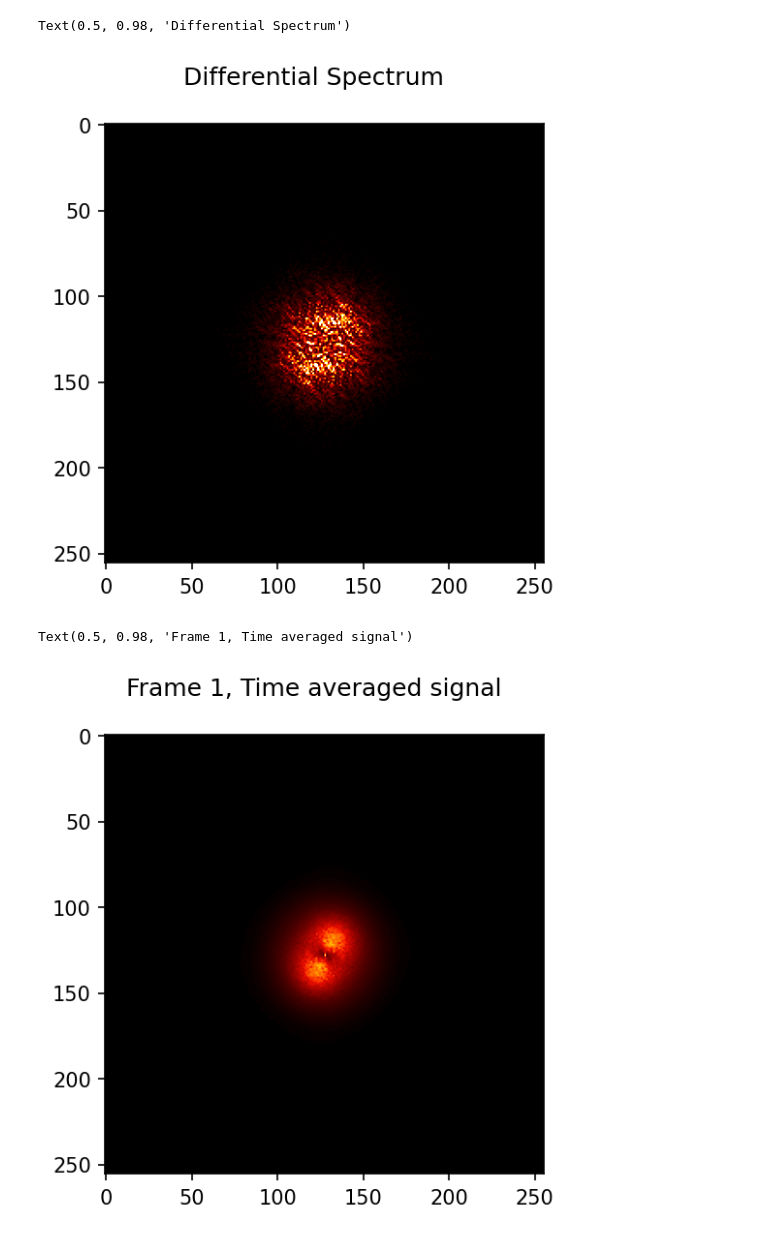
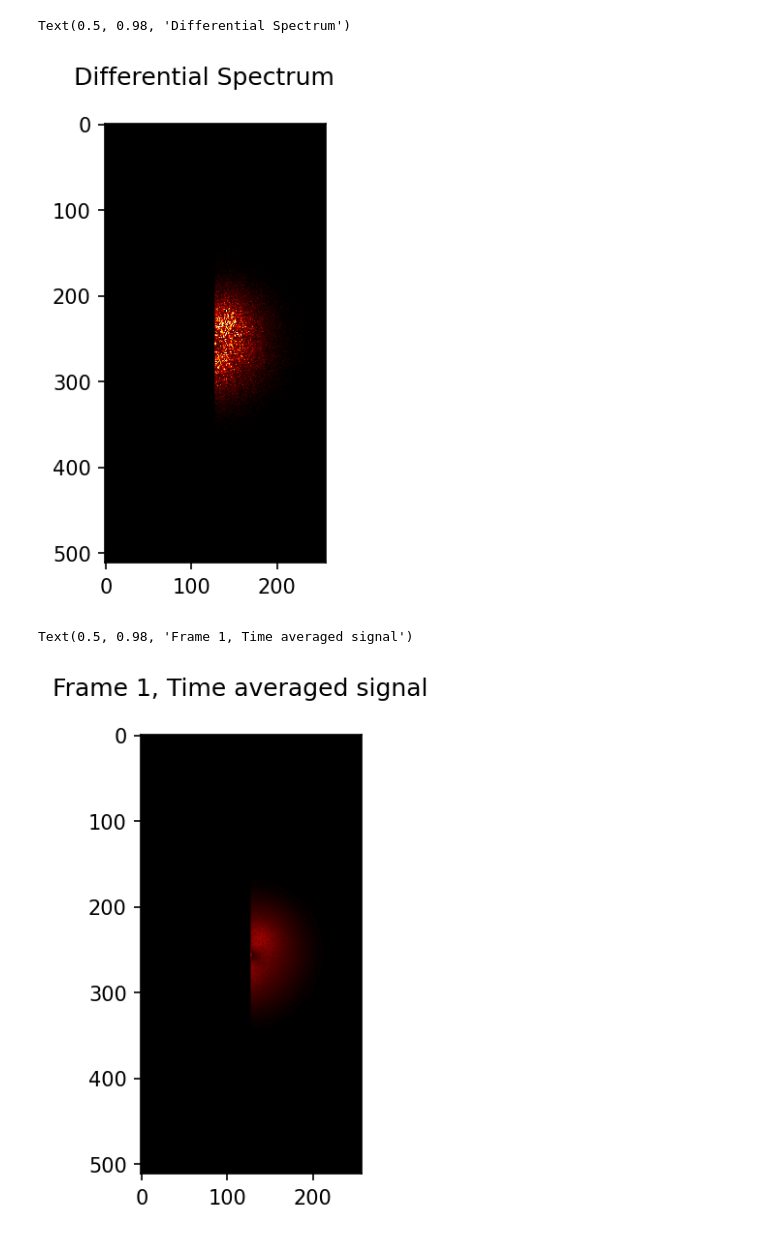
Before and after one commit to JeppeKlitgaard/DDMTools, a Jupyter notebook: notebooks/ddm_workbench_video.ipynb, the cells around one changed output. Drawn from its saved outputs; the diff is of its cells as text; code cells hidden in the pictures.

```diff
--- a/notebooks/ddm_workbench_video.ipynb
+++ b/notebooks/ddm_workbench_video.ipynb
@@ -23,5 +21,5 @@ The autoreload extension is already loaded. To reload it, use:
 # %%
-CROP_SIZE = (1024, 1024)
+CROP_SIZE = (512, 512)
 
 stack = Framestack.from_video(data_path / "0_5um.mp4", CROP_SIZE)
 
@@ -73,17 +71,17 @@ fig.set_dpi(150)
 fig.suptitle("Differential Spectrum")
 # %% [output]
 Text(0.5, 0.98, 'Differential Spectrum')
-[figure, old version]
+[figure, new version]
 # %%
 # Show time average
-average = ddm.get_time_average(10, max_couples=300)
+average = ddm.get_time_average(10, max_couples=100)
 
 fig = ddm.plot_time_average(average, brightness=1.0)
 fig.set_dpi(150)
 fig.suptitle("Frame 1, Time averaged signal")
 # %% [output]
 Text(0.5, 0.98, 'Frame 1, Time averaged signal')
-[figure, old version]
+[figure, new version]
 # %%
 # Show radial average
 # We can radially average since we expect isotropy
```
Also changed, not shown: parts of 13 cells of this notebook, 4 other files.
